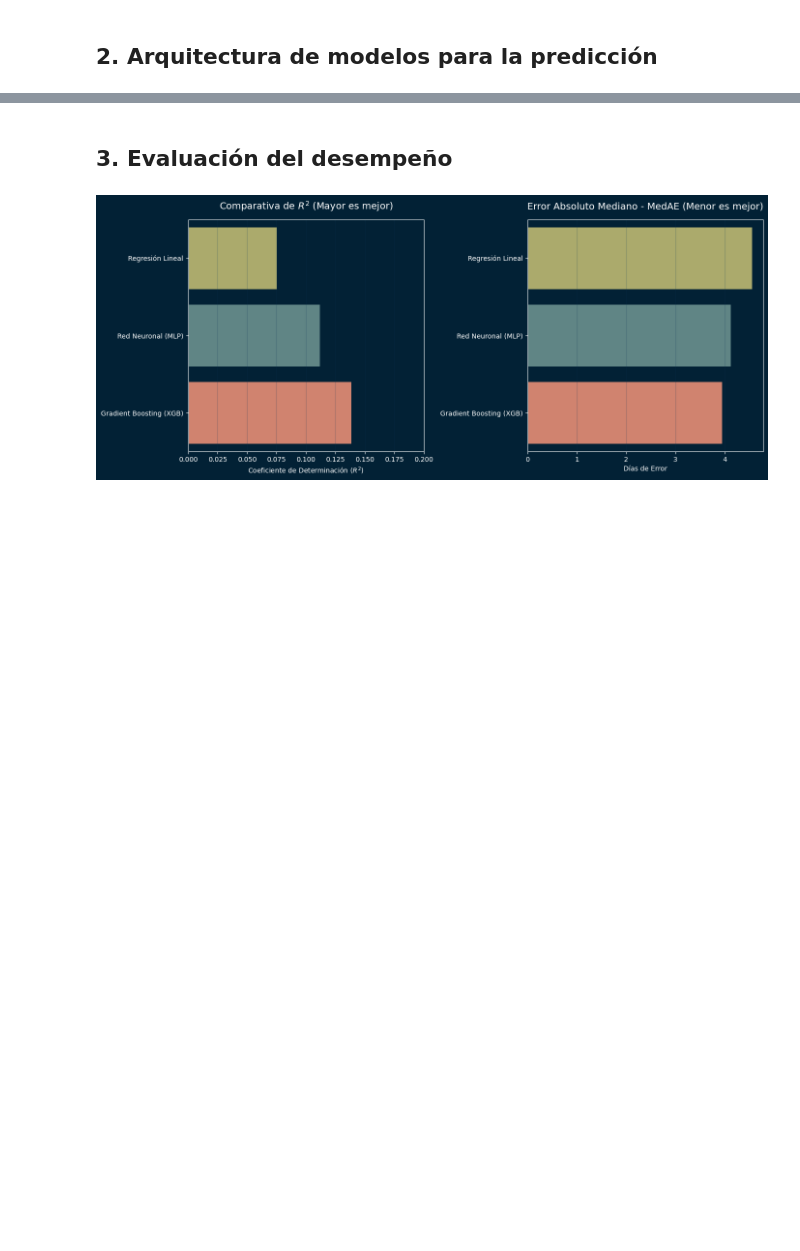
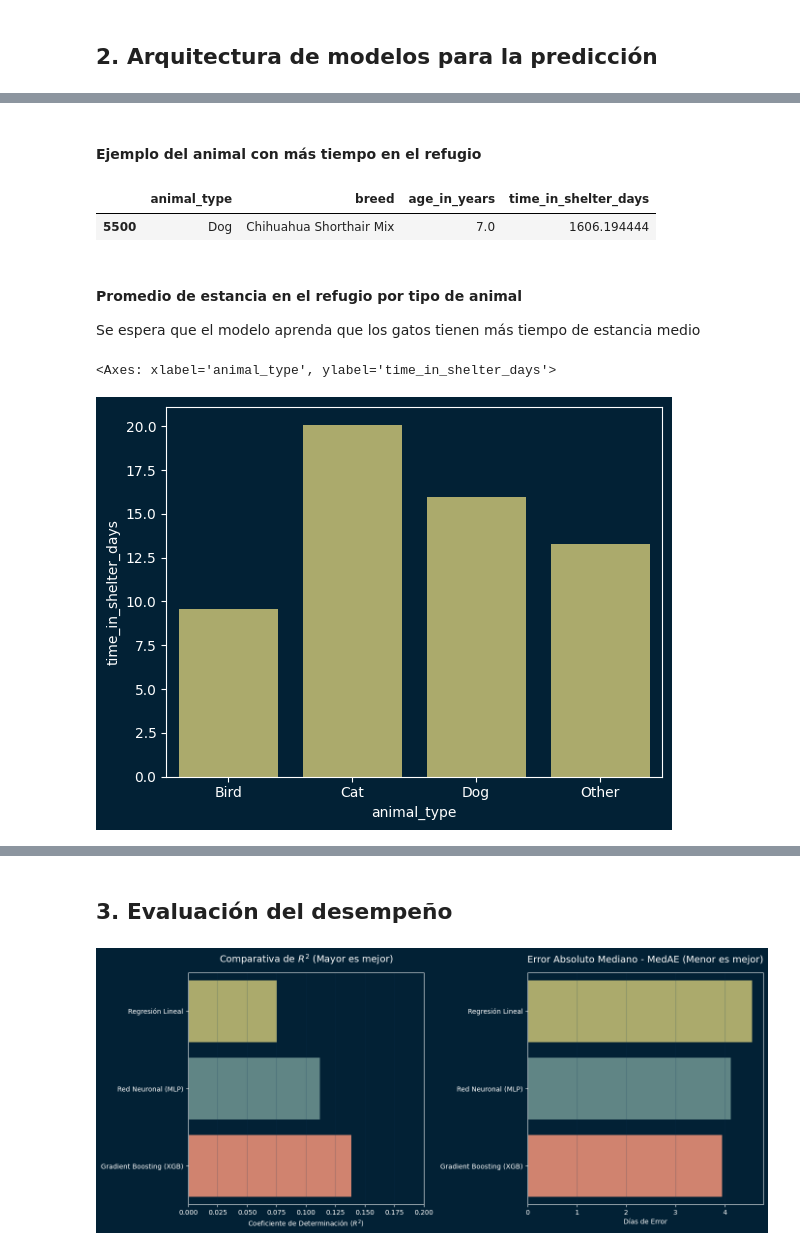
Before and after one commit to G4B0CM/acc_ia_proy_final, a Jupyter notebook: analsis_eda.ipynb, the cells around one changed output, grey strips where cells are left out. Saved outputs shown, nothing was run; the diff lists cells and outputs as text; code cells hidden in the pictures; blank space fills up the shorter version.

```diff
--- a/analsis_eda.ipynb
+++ b/analsis_eda.ipynb
@@ -160,0 +173,15 @@ Entrenamiento completado exitosamente.
+# %% [markdown]
+#### Ejemplo del animal con más tiempo en el refugio
+# %%
+df_filtered[df_filtered['time_in_shelter_days'] == df_filtered['time_in_shelter_days'].max()][['animal_type','breed','age_in_years','time_in_shelter_days']]
+# %% [output]
+|  | animal_type | breed | age_in_years | time_in_shelter_days |
+| 5500 | Dog | Chihuahua Shorthair Mix | 7.0 | 1606.194444 |
+# %% [markdown]
+#### Promedio de estancia en el refugio por tipo de animal
+Se espera que el modelo aprenda que los gatos tienen más tiempo de estancia medio
+# %%
+sns.barplot(data=df_filtered.groupby('animal_type')['time_in_shelter_days'].mean().reset_index(),x='animal_type',y='time_in_shelter_days')
+# %% [output]
+<Axes: xlabel='animal_type', ylabel='time_in_shelter_days'>
+[figure, added]
```
Also changed, not shown: parts of 6 cells of this notebook, 1 other file.
